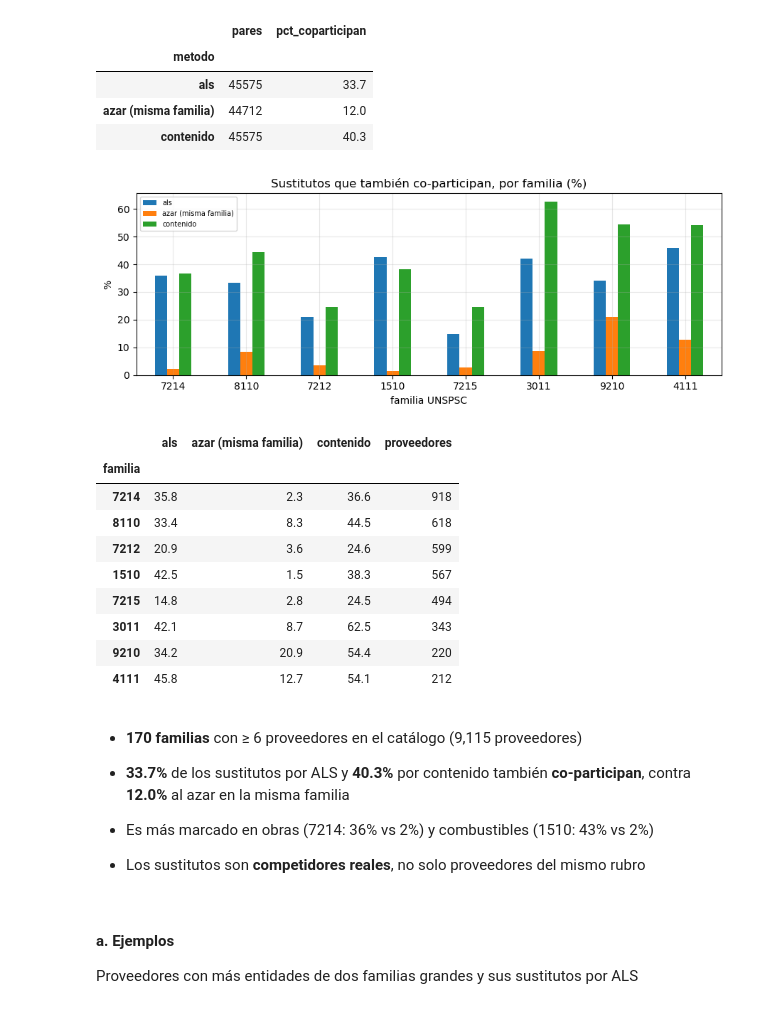
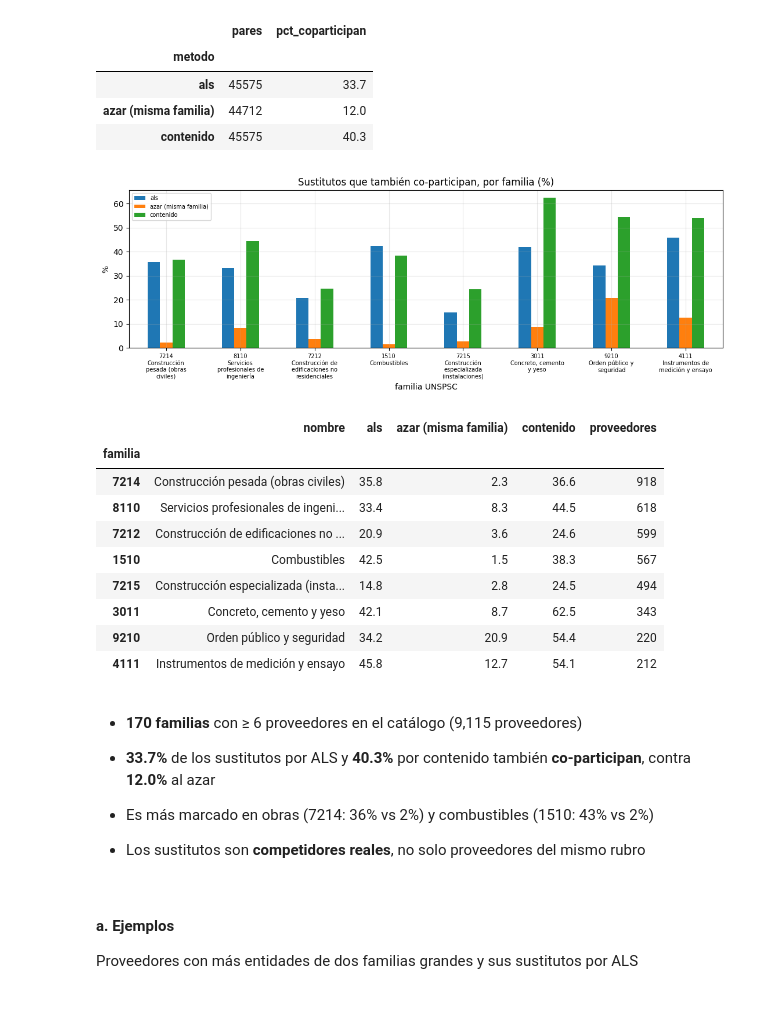
Before and after one commit to paolovasquezg/dm-proj2, a Jupyter notebook: 03_Recomend/f_analisis.ipynb, the cells around one changed output. Cells and saved outputs as stored; diff of their text form; code cells hidden in the pictures.

```diff
--- a/03_Recomend/f_analisis.ipynb
+++ b/03_Recomend/f_analisis.ipynb
@@ -115,30 +137,36 @@ familias con ≥ 6 proveedores en el catálogo: 170 | proveedores: 9,115
 | azar (misma familia) | 44712 | 12.0 |
 | contenido | 45575 | 40.3 |
 # %%
+NOMBRES_FAMILIA = {"7214": "Construcción pesada (obras civiles)", "8110": "Servicios profesionales de ingeniería",
+                   "7212": "Construcción de edificaciones no residenciales", "1510": "Combustibles",
+                   "7215": "Construcción especializada (instalaciones)", "3011": "Concreto, cemento y yeso",
+                   "9210": "Orden público y seguridad", "4111": "Instrumentos de medición y ensayo"}
 top_f = cat.familia.value_counts().head(TOP_FAMILIAS).index
 por_familia = (filas_s[filas_s.familia.isin(top_f)].groupby(["familia", "metodo"]).copart.mean().mul(100).round(1)
                .unstack().join(cat.familia.value_counts().rename("proveedores")).sort_values("proveedores", ascending=False))
-fig, ax = plt.subplots(figsize=(9, 3.5))
-por_familia.drop(columns="proveedores").plot.bar(ax=ax, rot=0)
+por_familia.insert(0, "nombre", por_familia.index.map(lambda f: NOMBRES_FAMILIA.get(str(f), "")))
+fig, ax = plt.subplots(figsize=(11, 4))
+por_familia.drop(columns=["nombre", "proveedores"]).plot.bar(ax=ax, rot=0)
+ax.set_xticklabels([f"{f}\n{n}" for f, n in zip(por_familia.index, por_familia.nombre.str.wrap(18))], fontsize=7)
 ax.set_title("Sustitutos que también co-participan, por familia (%)"); ax.set_xlabel("familia UNSPSC"); ax.set_ylabel("%"); ax.legend(fontsize=7)
 mostrar_fig("sustitutos_coparticipan")
 por_familia
 # %% [output]
-[figure, old version]
+[figure, new version]
-|  | als | azar (misma familia) | contenido | proveedores |
-| familia |  |  |  |  |
-| 7214 | 35.8 | 2.3 | 36.6 | 918 |
-| 8110 | 33.4 | 8.3 | 44.5 | 618 |
-| 7212 | 20.9 | 3.6 | 24.6 | 599 |
-| 1510 | 42.5 | 1.5 | 38.3 | 567 |
-| 7215 | 14.8 | 2.8 | 24.5 | 494 |
-| 3011 | 42.1 | 8.7 | 62.5 | 343 |
-| 9210 | 34.2 | 20.9 | 54.4 | 220 |
-| 4111 | 45.8 | 12.7 | 54.1 | 212 |
+|  | nombre | als | azar (misma familia) | contenido | proveedores |
+| familia |  |  |  |  |  |
+| 7214 | Construcción pesada (obras civiles) | 35.8 | 2.3 | 36.6 | 918 |
+| 8110 | Servicios profesionales de ingeni... | 33.4 | 8.3 | 44.5 | 618 |
+| 7212 | Construcción de edificaciones no ... | 20.9 | 3.6 | 24.6 | 599 |
+| 1510 | Combustibles | 42.5 | 1.5 | 38.3 | 567 |
+| 7215 | Construcción especializada (insta... | 14.8 | 2.8 | 24.5 | 494 |
+| 3011 | Concreto, cemento y yeso | 42.1 | 8.7 | 62.5 | 343 |
+| 9210 | Orden público y seguridad | 34.2 | 20.9 | 54.4 | 220 |
+| 4111 | Instrumentos de medición y ensayo | 45.8 | 12.7 | 54.1 | 212 |
 # %% [markdown]
 - **170 familias** con ≥ 6 proveedores en el catálogo (9,115 proveedores)
 
-- **33.7%** de los sustitutos por ALS y **40.3%** por contenido también **co-participan**, contra **12.0%** al azar en la misma familia
+- **33.7%** de los sustitutos por ALS y **40.3%** por contenido también **co-participan**, contra **12.0%** al azar
 
 - Es más marcado en obras (7214: 36% vs 2%) y combustibles (1510: 43% vs 2%)
 
```
Also changed, not shown: parts of 20 cells of this notebook, 2 other files.
